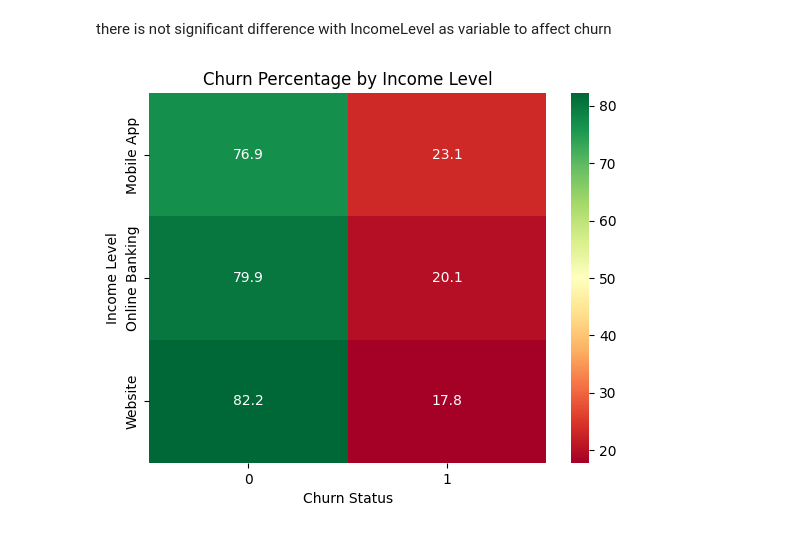
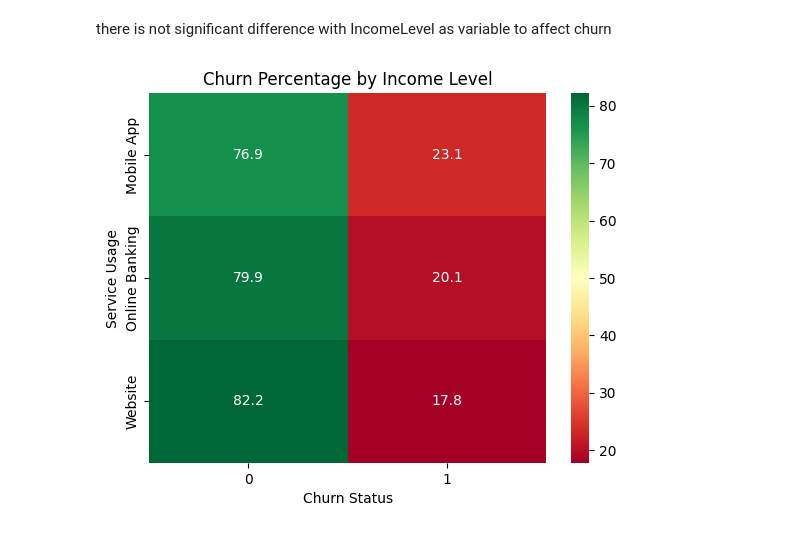
Before and after one commit to cjordan239/Loydbank_ds, a Jupyter notebook: task1.ipynb, the cells around one changed output. Drawn from its saved outputs; the diff is of its cells as text; code cells hidden in the pictures.

```diff
--- a/task1.ipynb
+++ b/task1.ipynb
@@ -3,7 +3,7 @@ import pandas as pd
 import matplotlib.pyplot as plt
 import seaborn as sns
 # %%
-customer_data_df = pd.read_excel('CustomerData.xlsx')
+customer_data_df = pd.read_csv('CustomerData.csv', delimiter=';')
 customer_service_df = pd.read_csv('CustomerService.csv', delimiter=';')
 transaction_df = pd.read_csv('Transaction.csv', delimiter=';')
 # %%
@@ -62,9 +62,9 @@ there is not significant difference with IncomeLevel as variable to affect churn
 # %%
 cross = pd.crosstab(customer_data_df["ServiceUsage"], customer_data_df["Churn_status"], normalize='index') * 100
 sns.heatmap(cross, annot=True, fmt=".1f", cmap="RdYlGn")
 plt.title("Churn Percentage by Income Level")
-plt.ylabel("Income Level")
+plt.ylabel("Service Usage")
 plt.xlabel("Churn Status")
 plt.show()
 # %% [output]
-[figure, old version]
+[figure, new version]
```
Also changed, not shown: parts of 7 cells of this notebook, 1 other file.
